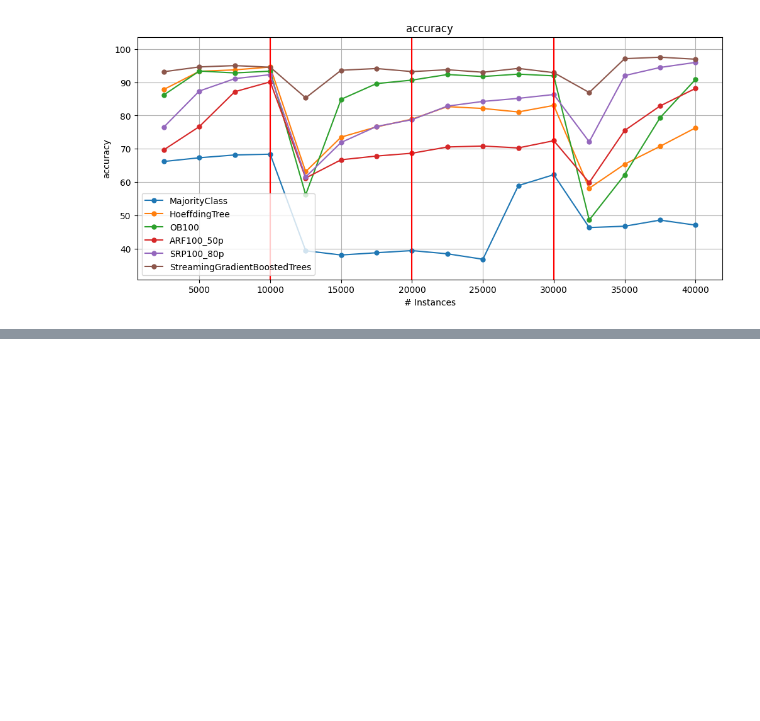
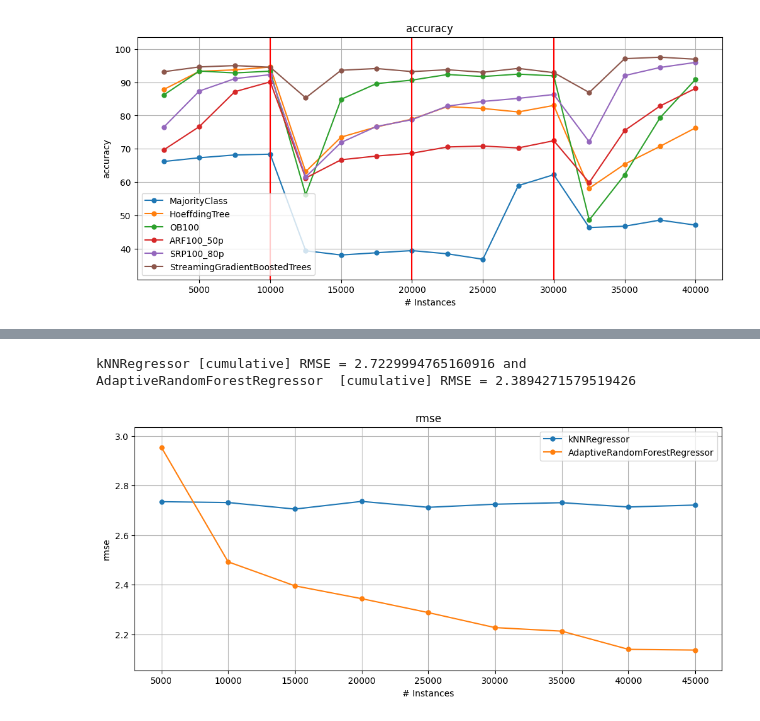
Before and after one commit to nuwangunasekara/ijcai2024, a Jupyter notebook: Notebooks/IJCAI_2024_supervised.ipynb, the cells around one changed output, grey strips where cells are left out. Saved outputs shown, nothing was run; the diff lists cells and outputs as text; code cells hidden in the pictures; blank space fills up the shorter version.

```diff
--- a/Notebooks/IJCAI_2024_ensembles.ipynb
+++ b/Notebooks/IJCAI_2024_supervised.ipynb
@@ -130,0 +142,20 @@ plot_windowed_results(nc_results, ht_results, ob100_results, arf100_50p_results,
+# %%
+from capymoa.datasets import Fried
+from capymoa.evaluation.visualization import plot_windowed_results
+from capymoa.evaluation import prequential_evaluation
+from capymoa.regressor import KNNRegressor, AdaptiveRandomForestRegressor, SOKNL
+
+stream = Fried()
+kNN_learner = KNNRegressor(schema=stream.get_schema(), k=5)
+ARF_learner = AdaptiveRandomForestRegressor(schema=stream.get_schema(), ensemble_size=10)
+
+kNN_results = prequential_evaluation(stream=stream, learner=kNN_learner, window_size=5000)
+ARF_results = prequential_evaluation(stream=stream, learner=ARF_learner, window_size=5000)
+
+print(f"{kNN_results['learner']} [cumulative] RMSE = {kNN_results['cumulative'].rmse()} and \
+    {ARF_results['learner']}  [cumulative] RMSE = {ARF_results['cumulative'].rmse()}")
+
+plot_windowed_results(kNN_results, ARF_results, metric='rmse')
+# %% [output]
+kNNRegressor [cumulative] RMSE = 2.7229994765160916 and     AdaptiveRandomForestRegressor  [cumulative] RMSE = 2.3894271579519426
+[figure, added]
```
Also changed, not shown: parts of 16 cells of this notebook.
